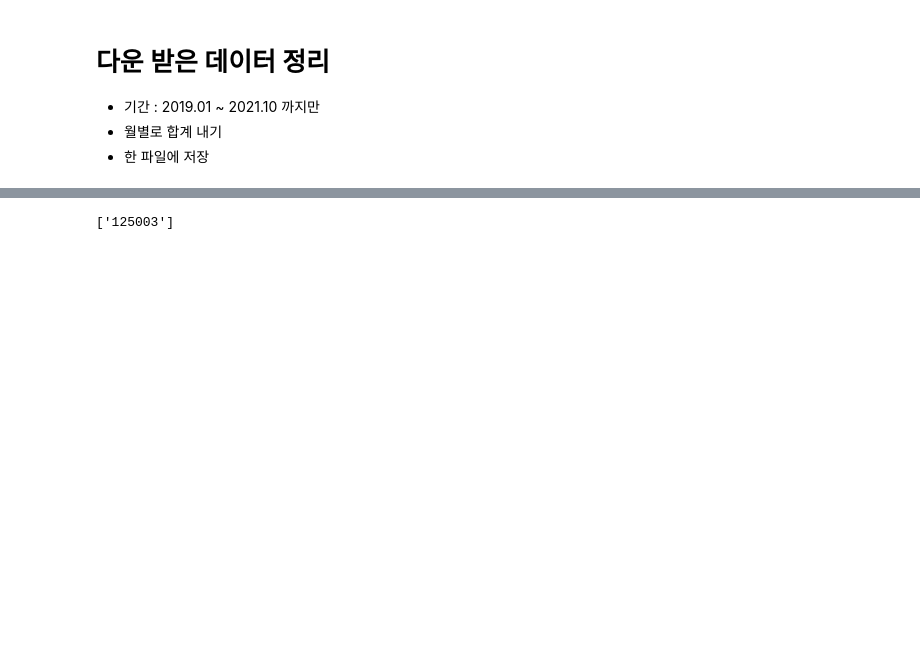
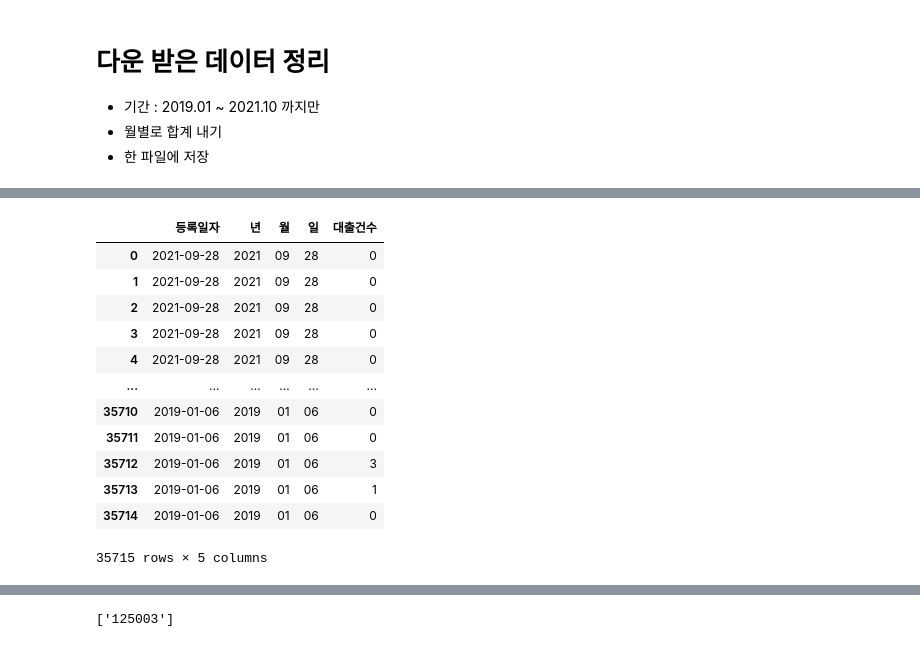
Before and after one commit to Hyeonjiwon/Python-Study, a Jupyter notebook: Web Scraping/Web scraping.ipynb, the cells around one changed output, grey strips where cells are left out. Saved outputs shown, nothing was run; the diff lists cells and outputs as text; code cells hidden in the pictures; blank space fills up the shorter version.

```diff
--- a/Web Scraping/Web scraping.ipynb
+++ b/Web Scraping/Web scraping.ipynb
@@ -173,0 +281,9 @@ driver.find_element_by_xpath('//*[@id="sb-site"]/section/div[5]/div[3]/table/tbo
+# %%
+file_list = []
+os.listdir()
+
+for i in os.listdir():
+    if '대출목록' in i:
+        file_list.append(i)
+
+file_list
@@ -173,0 +292,3 @@ driver.find_element_by_xpath('//*[@id="sb-site"]/section/div[5]/div[3]/table/tbo
+# %%
+df = pd.read_excel(file_list[0], engine = 'openpyxl', usecols=[11, 12])
+df
@@ -173,0 +309,3 @@ driver.find_element_by_xpath('//*[@id="sb-site"]/section/div[5]/div[3]/table/tbo
+# %%
+ddf = df.copy()
+ddf.info()
@@ -173,0 +322,25 @@ driver.find_element_by_xpath('//*[@id="sb-site"]/section/div[5]/div[3]/table/tbo
+# %%
+ddf = ddf[ddf['등록일자'].str.contains('2019') | ddf['등록일자'].str.contains('2020') | ddf['등록일자'].str.contains('2021')]
+
+# 특정문자 기준으로 문자열 나누고 새로운 열 추가
+ddf['년'] = ddf.등록일자.str.split('-').str[0]
+ddf['월'] = ddf.등록일자.str.split('-').str[1]
+ddf['일'] = ddf.등록일자.str.split('-').str[2]
+# %%
+# 열 순서 변경
+new_df = ddf[['등록일자', '년', '월', '일', '대출건수']]
+new_df
+# %% [output]
+|  | 등록일자 | 년 | 월 | 일 | 대출건수 |
+| 0 | 2021-09-28 | 2021 | 09 | 28 | 0 |
+| 1 | 2021-09-28 | 2021 | 09 | 28 | 0 |
+| 2 | 2021-09-28 | 2021 | 09 | 28 | 0 |
+| 3 | 2021-09-28 | 2021 | 09 | 28 | 0 |
+| 4 | 2021-09-28 | 2021 | 09 | 28 | 0 |
+| ... | ... | ... | ... | ... | ... |
+| 35710 | 2019-01-06 | 2019 | 01 | 06 | 0 |
+| 35711 | 2019-01-06 | 2019 | 01 | 06 | 0 |
+| 35712 | 2019-01-06 | 2019 | 01 | 06 | 3 |
+| 35713 | 2019-01-06 | 2019 | 01 | 06 | 1 |
+| 35714 | 2019-01-06 | 2019 | 01 | 06 | 0 |
+35715 rows × 5 columns
```
Also changed, not shown: parts of 15 cells of this notebook.
